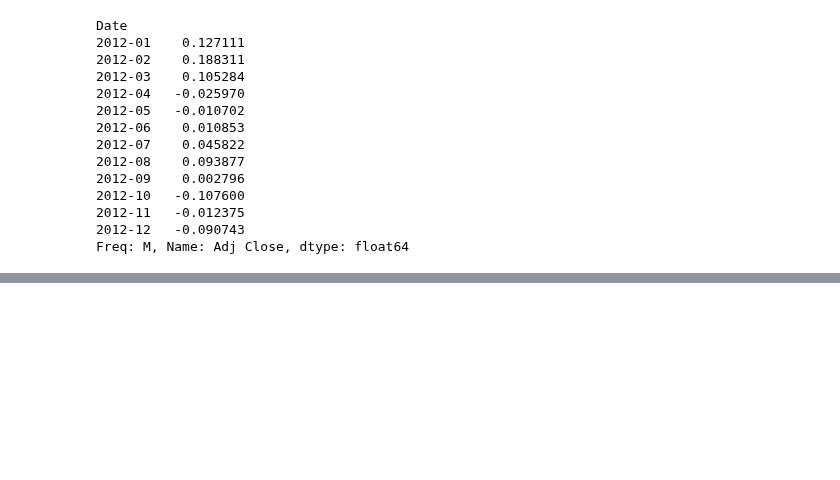
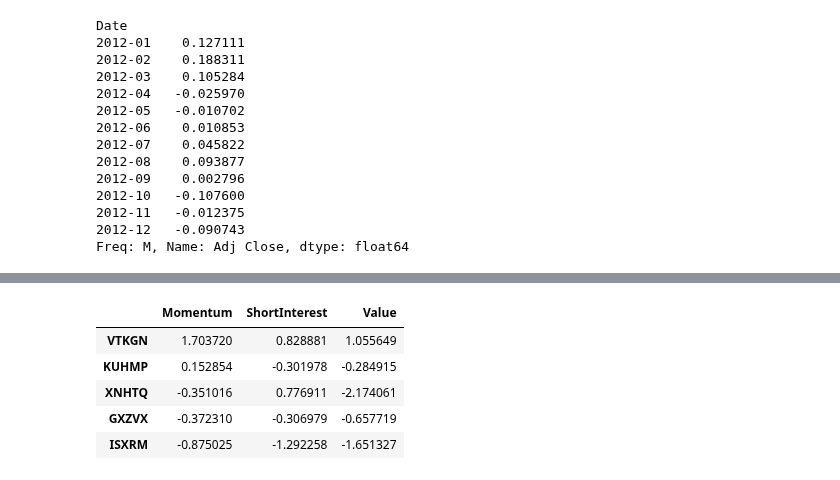
Before and after one commit to hugolu/learn-python, a Jupyter notebook: python-for-data-analysis/ch11-financial-and-economic-data-applications.ipynb, the cells around one changed output, grey strips where cells are left out. Cells and saved outputs as stored; diff of their text form; code cells hidden in the pictures; blank space fills up the shorter version.

```diff
--- a/python-for-data-analysis/ch11-financial-and-economic-data-applications.ipynb
+++ b/python-for-data-analysis/ch11-financial-and-economic-data-applications.ipynb
@@ -541,6 +520,16 @@ by_industry.describe()
 # %%
+# 自定义变换函数：行业内标准化处理
 def zscore(group):
     return (group - group.mean()) / group.std()
 
+# 根据分组执行变换
 df_stand = by_industry.apply(zscore)
+df_stand.head()
+# %% [output]
+|  | Momentum | ShortInterest | Value |
+| VTKGN | 1.703720 | 0.828881 | 1.055649 |
+| KUHMP | 0.152854 | -0.301978 | -0.284915 |
+| XNHTQ | -0.351016 | 0.776911 | -2.174061 |
+| GXZVX | -0.372310 | -0.306979 | -0.657719 |
+| ISXRM | -0.875025 | -1.292258 | -1.651327 |
 # %%
```
Also changed, not shown: parts of 37 cells of this notebook.
